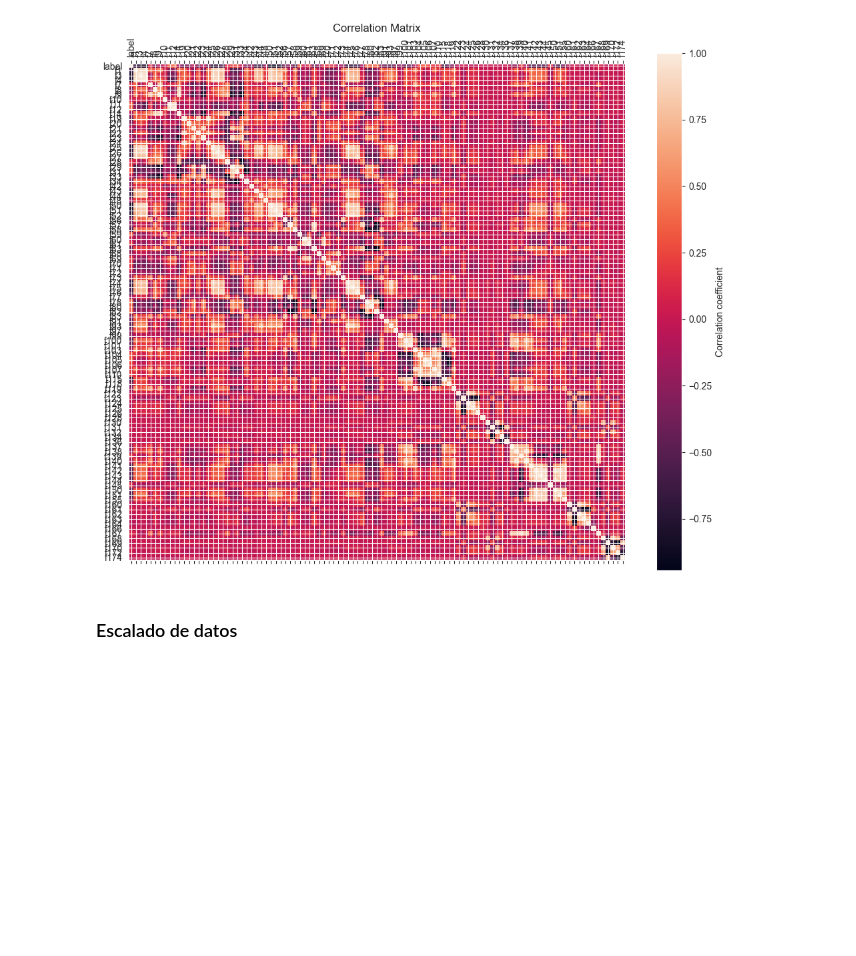
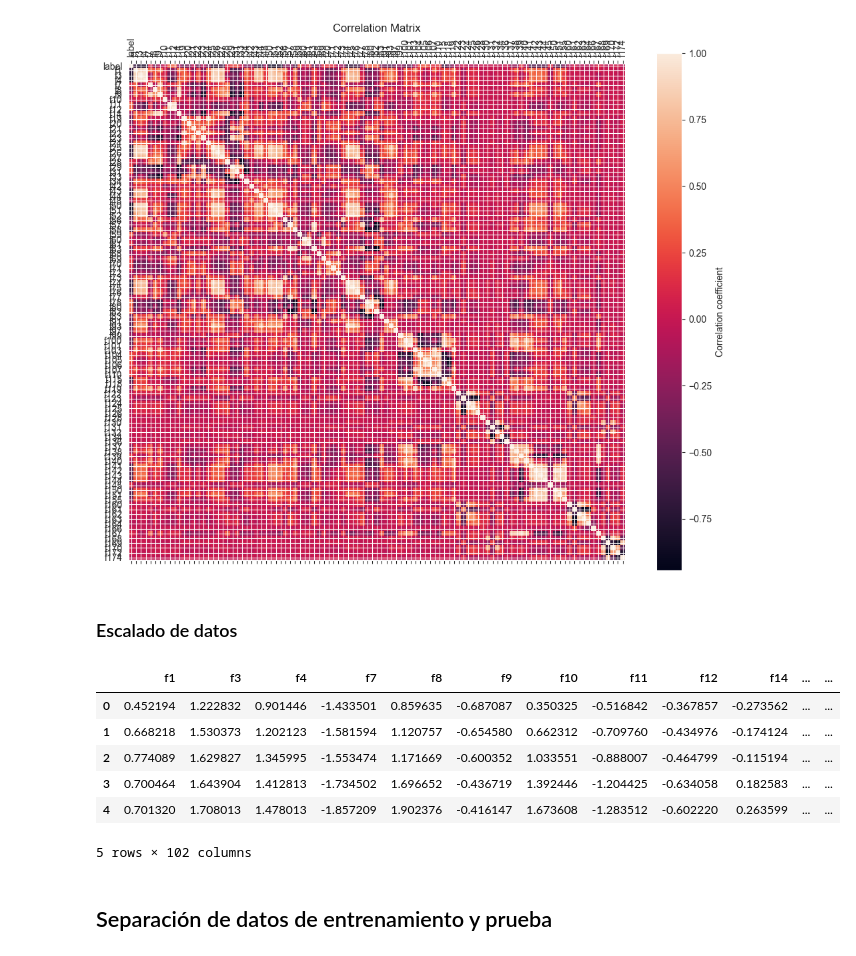
Before and after one commit to andres345gm/TE-regresiones, a Jupyter notebook: T2/SVM.ipynb, the cells around one changed output. Saved outputs shown, nothing was run; the diff lists cells and outputs as text; code cells hidden in the pictures; blank space fills up the shorter version.

```diff
--- a/T2/SVM.ipynb
+++ b/T2/SVM.ipynb
@@ -82,3 +82,15 @@ plot_correlation_matrix(dataset)
 # %%
 scaler = StandardScaler()
 scaled_data = scaler.fit_transform(dataset.drop('label', axis=1))
+scaled_data = pd.DataFrame(scaled_data, columns=dataset.columns[1::])
+scaled_data.head()
+# %% [output]
+|  | f1 | f3 | f4 | f7 | f8 | f9 | f10 | f11 | f12 | f14 | ... | ... |
+| 0 | 0.452194 | 1.222832 | 0.901446 | -1.433501 | 0.859635 | -0.687087 | 0.350325 | -0.516842 | -0.367857 | -0.273562 | ... | ... |
+| 1 | 0.668218 | 1.530373 | 1.202123 | -1.581594 | 1.120757 | -0.654580 | 0.662312 | -0.709760 | -0.434976 | -0.174124 | ... | ... |
+| 2 | 0.774089 | 1.629827 | 1.345995 | -1.553474 | 1.171669 | -0.600352 | 1.033551 | -0.888007 | -0.464799 | -0.115194 | ... | ... |
+| 3 | 0.700464 | 1.643904 | 1.412813 | -1.734502 | 1.696652 | -0.436719 | 1.392446 | -1.204425 | -0.634058 | 0.182583 | ... | ... |
+| 4 | 0.701320 | 1.708013 | 1.478013 | -1.857209 | 1.902376 | -0.416147 | 1.673608 | -1.283512 | -0.602220 | 0.263599 | ... | ... |
+5 rows × 102 columns
+# %% [markdown]
+## Separación de datos de entrenamiento y prueba
```
Also changed, not shown: parts of 1 cell of this notebook.
